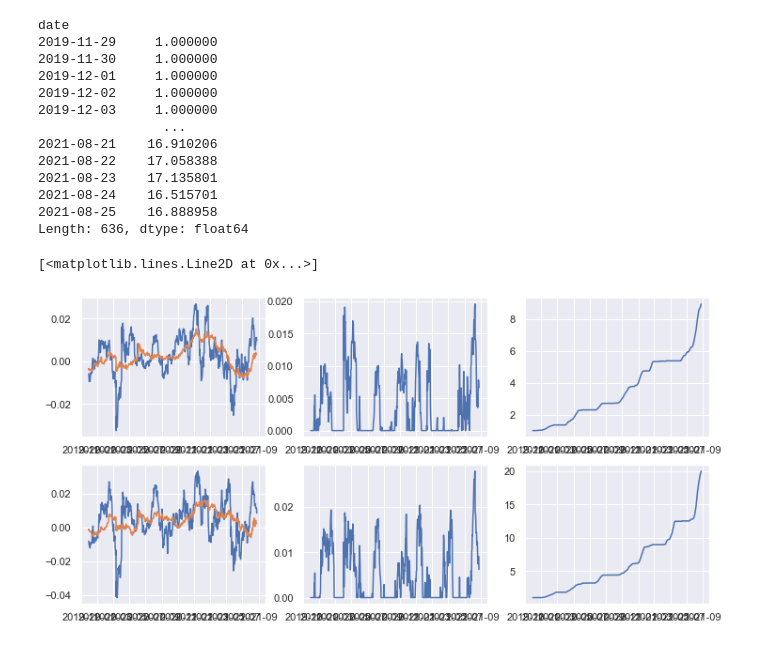
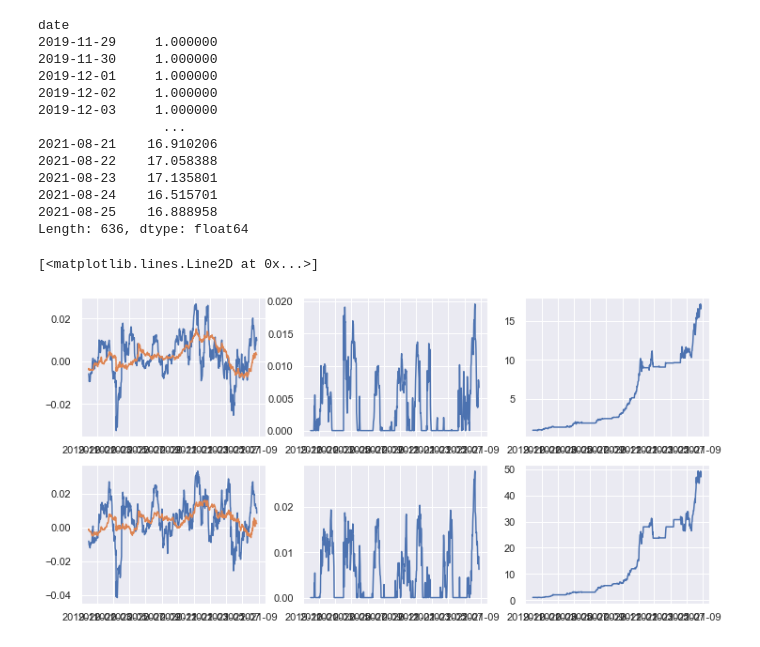
Before and after one commit to johannesfs/FreyStyler.crypto, a Jupyter notebook: notebooks/Crypto momentum.ipynb, the cells around one changed output. Cells and saved outputs as stored; diff of their text form; code cells hidden in the pictures.

Commit message:
Validated performance calculations

```diff
--- a/notebooks/Crypto momentum.ipynb
+++ b/notebooks/Crypto momentum.ipynb
@@ -13,9 +13,9 @@ sns.set_theme()
 short_window = 21
 long_window = 84
 
-with open("Kraken_BTCUSD.pkl", "rb") as file:
+with open("data/Kraken_BTCUSD.pkl", "rb") as file:
     btc_kraken = pkl.load(file)
-with open("Kraken_ETHUSD.pkl", "rb") as file:
+with open("data/Kraken_ETHUSD.pkl", "rb") as file:
     eth_kraken = pkl.load(file)
 # %%
 def plot_signal(log_returns):
@@ -50,24 +47,24 @@ Length: 636, dtype: float64
 # %%
 f = plt.figure(figsize=(12, 6))
 gs = f.add_gridspec(2, 3)
 
 ax = f.add_subplot(gs[0, 0])
 btc_signal = plot_signal(btc_kraken)
 
 ax = f.add_subplot(gs[1, 0])
 eth_signal = plot_signal(eth_kraken)
 
 ax = f.add_subplot(gs[0, 1])
 plt.plot(btc_signal)
 
 ax = f.add_subplot(gs[1, 1])
 plt.plot(eth_signal)
 
 ax = f.add_subplot(gs[0, 2])
-plt.plot((btc_signal+1).shift().cumprod())
+plt.plot(calc_performance(signal, btc_kraken["close"].pct_change()))
 
 ax = f.add_subplot(gs[1, 2])
-plt.plot((eth_signal+1).shift().cumprod())
+plt.plot(calc_performance(signal, eth_kraken["close"].pct_change()))
 # %% [output]
 [<matplotlib.lines.Line2D at 0x...>]
-[figure, old version]
+[figure, new version]
```
Also changed, not shown: parts of 1 cell of this notebook, 3 other files.
